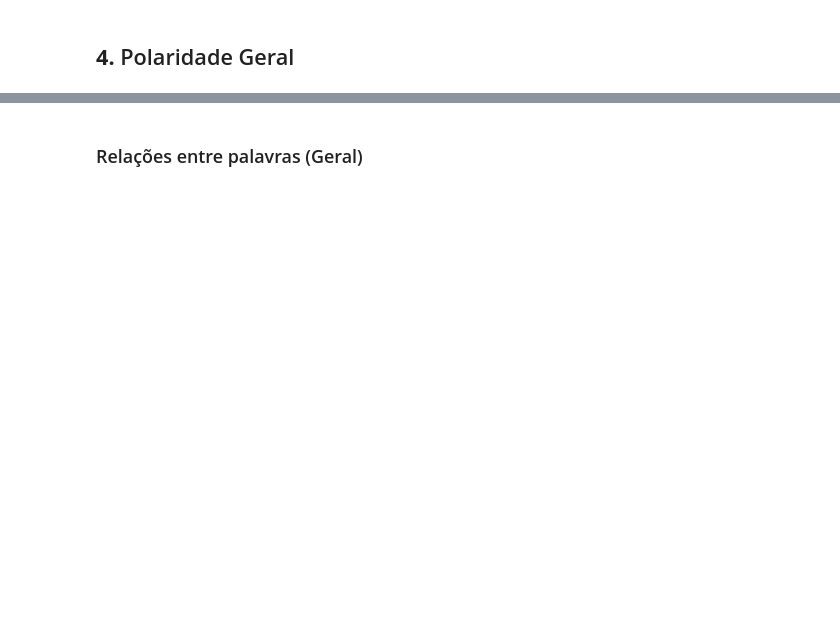
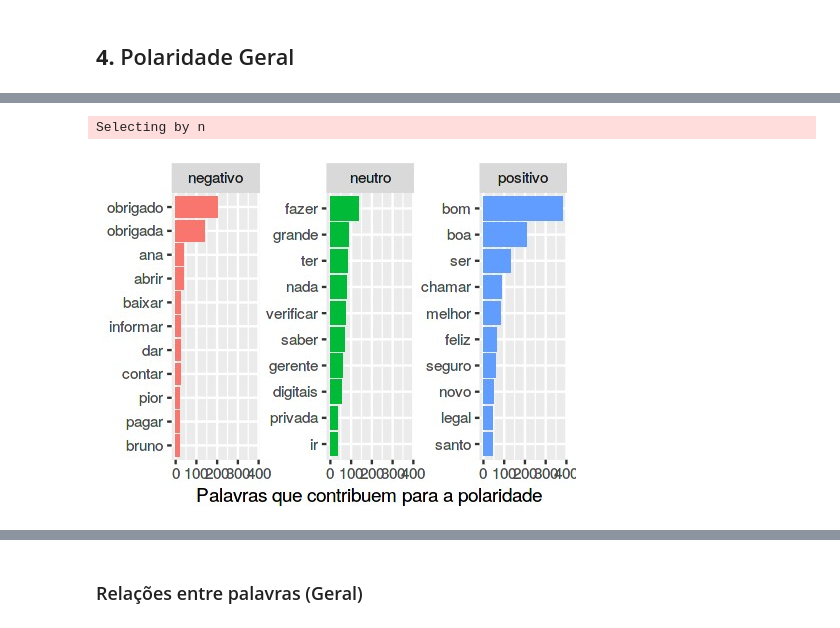
Before and after one commit to brendasalenave/data_analysis_fb, a Jupyter notebook: analise_polaridade.ipynb, the cells around one changed output, grey strips where cells are left out. Saved outputs shown, nothing was run; the diff lists cells and outputs as text; code cells hidden in the pictures; blank space fills up the shorter version.

Commit message:
plots de polaridade por postagem

```diff
--- a/analise_polaridade.ipynb
+++ b/analise_polaridade.ipynb
@@ -341,17 +402,22 @@ A tibble: 31761 × 2
 | aumento | NA |
 | inss | NA |
 # %%
-word_counts %>%
+idk <- word_counts %>%
   group_by(sentiment) %>%
   top_n(10) %>%
   ungroup() %>%
   mutate(word = reorder(word, n)) %>%
   ggplot(aes(word, n, fill = sentiment)) +
   geom_col(show.legend = FALSE) +
   facet_wrap(~sentiment, scales = "free_y") +
   labs(y = "Palavras que contribuem para a polaridade",
        x = NULL) +
   coord_flip()
+
+plot(idk)
+# %% [output]
+Selecting by n
+[figure, added]
 # %%
 tidy_comments%>%
   anti_join(stop_words) %>%
```
Also changed, not shown: parts of 26 cells of this notebook.
